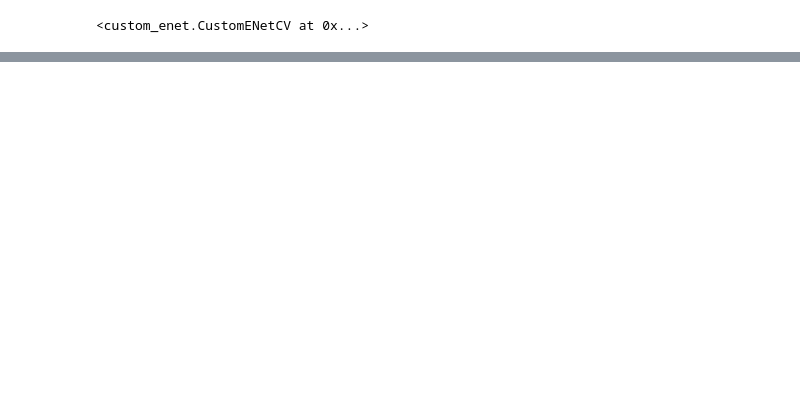
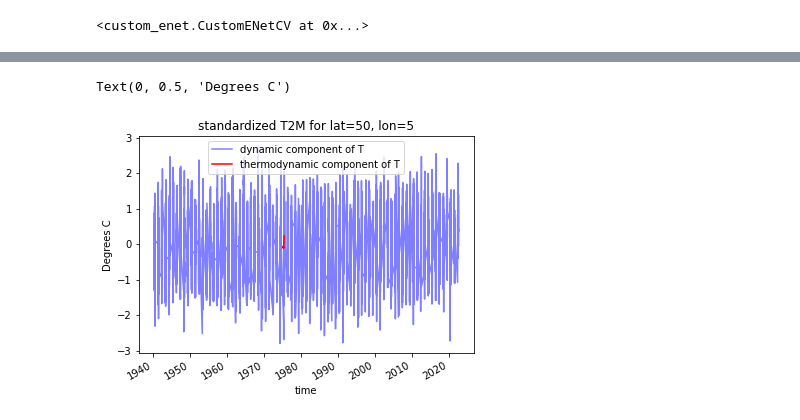
Before and after one commit to tamarahappe/HeaT, a Jupyter notebook: Notebooks/Dyn_decomp.ipynb, the cells around one changed output, grey strips where cells are left out. Cells and saved outputs as stored; diff of their text form; code cells hidden in the pictures; blank space fills up the shorter version.

```diff
--- a/Notebooks/Dyn_decomp.ipynb
+++ b/Notebooks/Dyn_decomp.ipynb
@@ -388,0 +389,12 @@ print(f"\nvariance explained: {explained_variance_score(self._target._x.values,
+# %%
+# T2M_thermodynamical.plot(c="red", label="thermodynamic component of T")
+
+T2M_dynamical.plot(c="blue", label="dynamic component of T", alpha=0.5)
+T2M_thermodynamical.plot(c="red", label="thermodynamic component of T")
+
+plt.title(f"standardized T2M for lat={lat}, lon={lon}")
+plt.legend()
+plt.ylabel("Degrees C")
+# %% [output]
+Text(0, 0.5, 'Degrees C')
+[figure, added]
```
Also changed, not shown: parts of 39 cells of this notebook.
